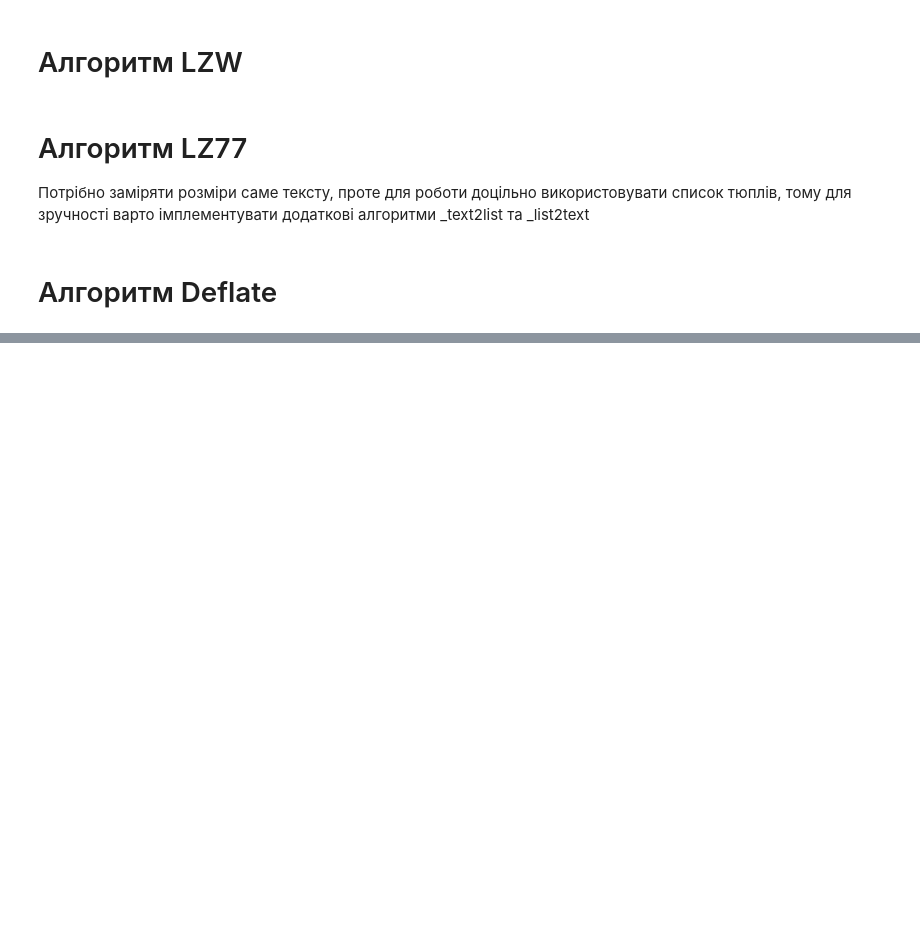
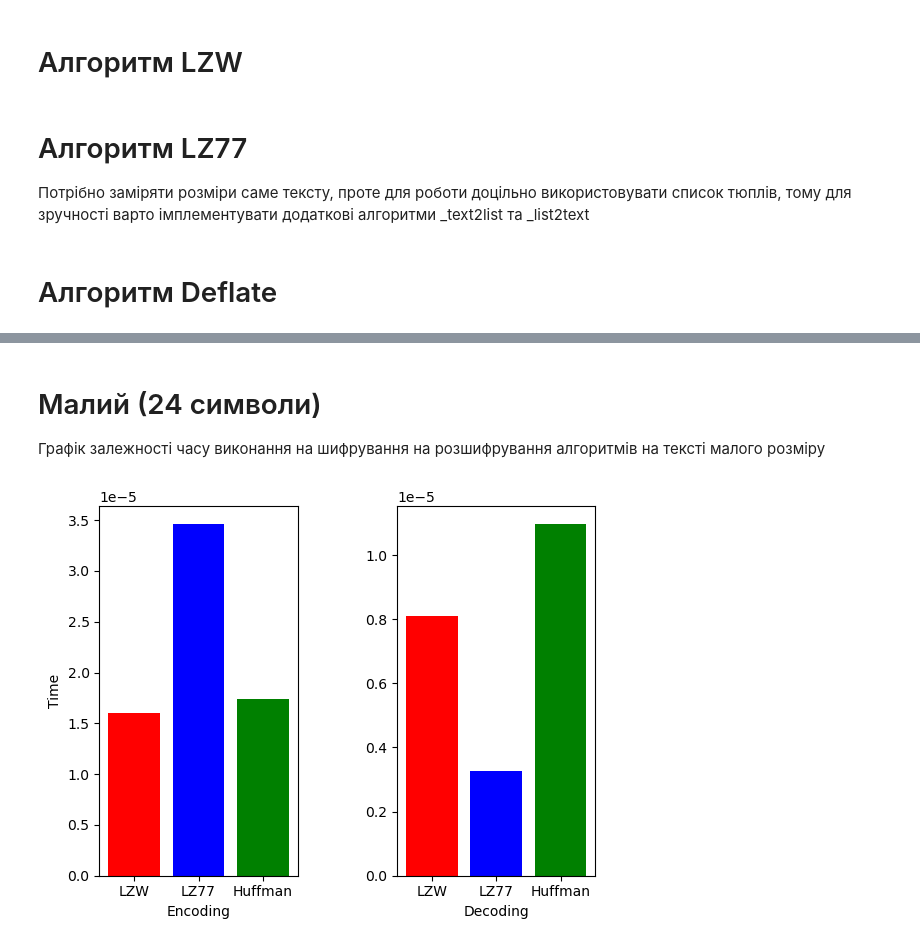
Before and after one commit to UCUgllekk/compress_algorithms, a Jupyter notebook: Pavlosiuk_Hrynda_Discrete_Lab.ipynb, the cells around one changed output, grey strips where cells are left out. Cells and saved outputs as stored; diff of their text form; code cells hidden in the pictures; blank space fills up the shorter version.

Commit message:
Graphs added

```diff
--- a/Pavlosiuk_Hrynda_Discrete_Lab.ipynb
+++ b/Pavlosiuk_Hrynda_Discrete_Lab.ipynb
@@ -184,0 +299,25 @@ class Deflate:
+# %% [markdown]
+# Малий (24 символи)
+Графік залежності часу виконання на шифрування на розшифрування алгоритмів на тексті малого розміру
+# %%
+methods = ["LZW", "LZ77", "Huffman"]
+colors = ["red", "blue", "green"]
+
+
+encoding_data = [lzw_test_1[0], lz77_test_1[0], huffman_test_1[0]]
+decoding_data = [lzw_test_1[1], lz77_test_1[1], huffman_test_1[1]]
+
+plt.subplot(121)
+plt.bar(methods, encoding_data, label=methods, color=colors)
+plt.xlabel("Encoding")
+plt.ylabel("Time")
+
+plt.subplot(122)
+plt.bar(methods, decoding_data, label="Час декодування", color=colors)
+plt.xlabel("Decoding")
+
+plt.subplots_adjust(wspace=0.5)
+
+plt.show()
+# %% [output]
+[figure, added]
```
Also changed, not shown: parts of 7 cells of this notebook.
